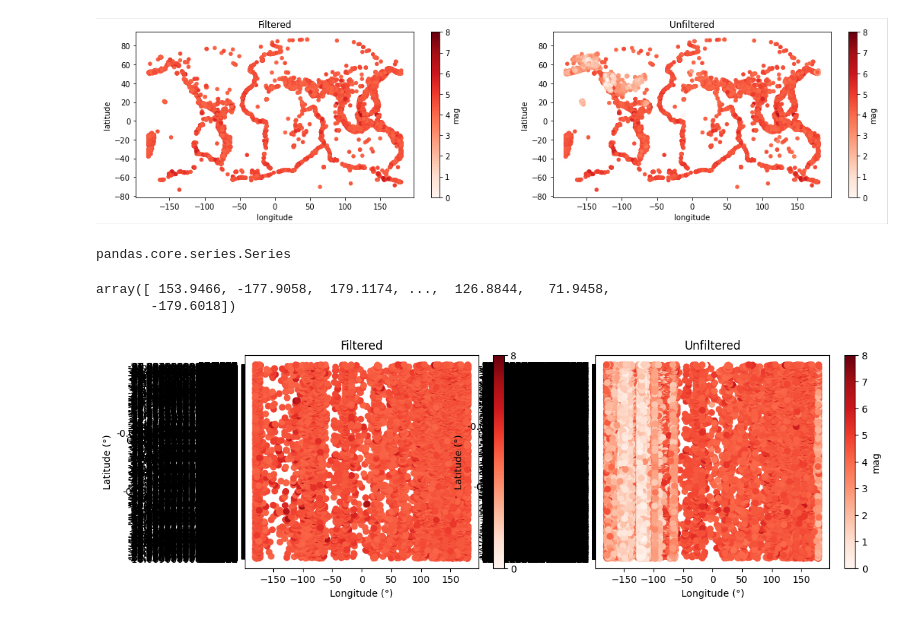
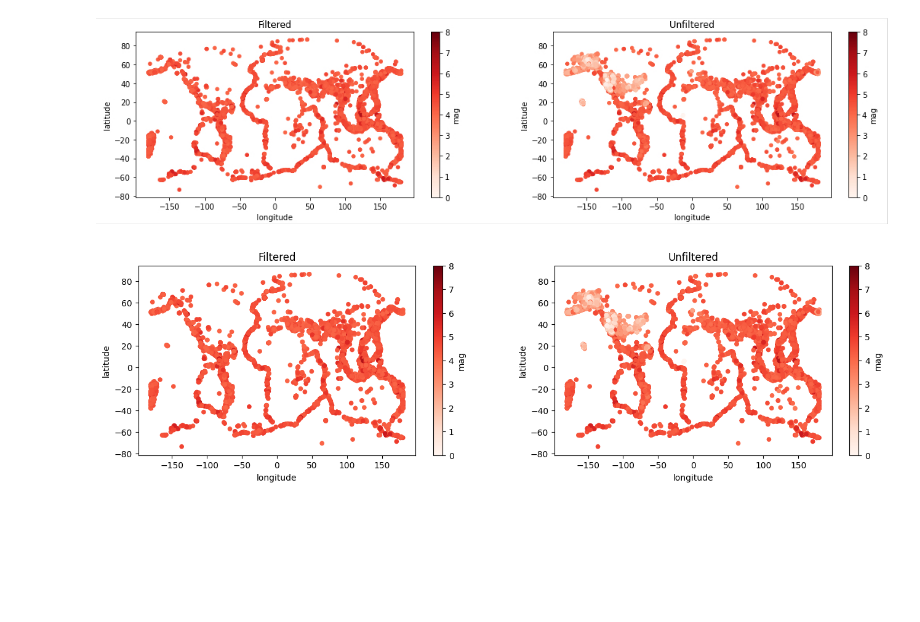
Before and after one commit to JoanneQuet/2023_Intro_Python, a Jupyter notebook: ML_EES/IP/W3_S1.ipynb, the cells around one changed output. Saved outputs shown, nothing was run; the diff lists cells and outputs as text; code cells hidden in the pictures; blank space fills up the shorter version.

```diff
--- a/ML_EES/IP/W3_S1.ipynb
+++ b/ML_EES/IP/W3_S1.ipynb
@@ -387,41 +387,17 @@ plt.show()
 Hint: Consider reading the documentation for [`plt.scatter`](https://matplotlib.org/stable/api/_as_gen/matplotlib.pyplot.scatter.html) to make the scatter plot and that of [`plt.colorbar`](https://matplotlib.org/stable/api/_as_gen/matplotlib.pyplot.colorbar.html) to color the points by magnitude.
 # %% [markdown]
 ![aaaaa11.jpg](embedded-picture-1)
-# %%
-type(mag_4['mag'])
-# %% [output]
-pandas.core.series.Series
-# %%
-mag_4['longitude'].values
-# %% [output]
-array([ 153.9466, -177.9058,  179.1174, ...,  126.8844,   71.9458,
-       -179.6018])
-# %%
-longitude = mag_4['longitude'].values
-latitude = mag_4['latitude'].values
-mag = mag_4['mag'].values
-longitude_u = df['longitude'].values
-latitude_u = df['latitude'].values
-mag_u = df['mag'].values
-
-fig,ax = plt.subplots(1,2,figsize=(12,4))
-c1=ax[0].scatter(longitude,latitude,c=mag,marker='o',cmap='Reds',vmin=0,vmax=8)
-ax[0].set_xlabel('Longitude (°)')
-ax[0].set_ylabel('Latitude (°)')
-plt.colorbar(c1,ax=ax[0],label='mag')
-ax[0].set_title('Filtered')
-
-c2=ax[1].scatter(longitude_u,latitude_u,c=mag_u,marker='o',cmap='Reds',vmin=0,vmax=8)
-ax[1].set_xlabel('Longitude (°)')
-ax[1].set_ylabel('Latitude (°)')
-plt.colorbar(c2,ax=ax[1],label='mag')
-ax[1].set_title('Unfiltered')
-plt.show()
-# %% [output]
-[figure, removed]
 # %%
+# You can use a two-column subplot with
+# both the filtered/unfiltered datasets
+# to facilitate their comparison.
+fig,ax = plt.subplots(1,2,figsize=(16,4))
+# Filtered data
 mag_4.plot.scatter(x='longitude',y='latitude',c='mag',ax=ax[0],cmap='Reds',vmin=0,vmax=8)
-df.plot.scatter(x='longitude',y='latitude',c='mag',ax=ax[1],cmap='Reds', vmin=0,vmax=8)
+# Unfilted data
+df.plot.scatter(x='longitude',y='latitude',c='mag',ax=ax[1],cmap='Reds',vmin=0,vmax=8)
 ax[0].set_title('Filtered')
 ax[1].set_title('Unfiltered')
 plt.show()
+# %% [output]
+[figure, added]
```
Also changed, not shown: parts of 10 cells of this notebook.
